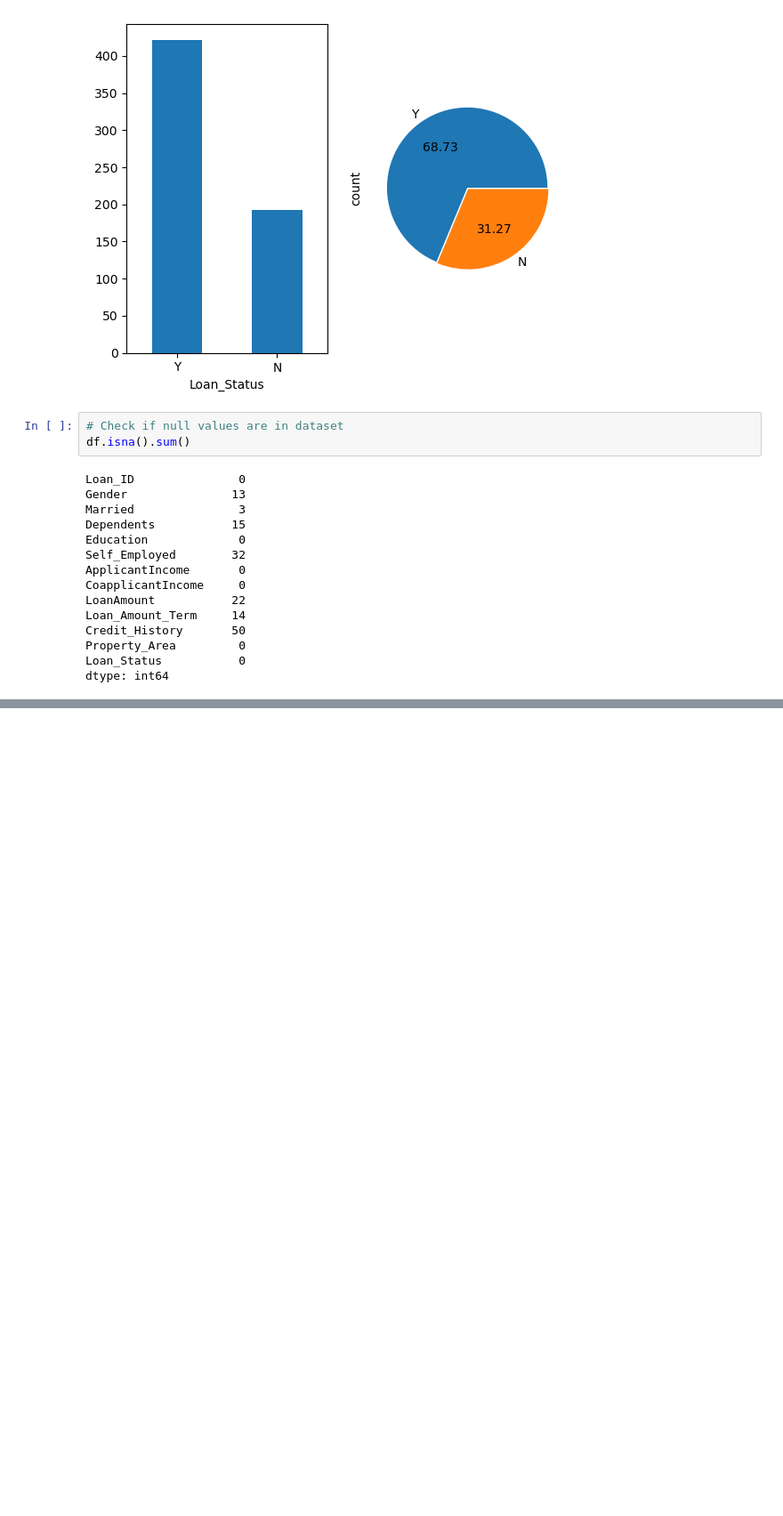
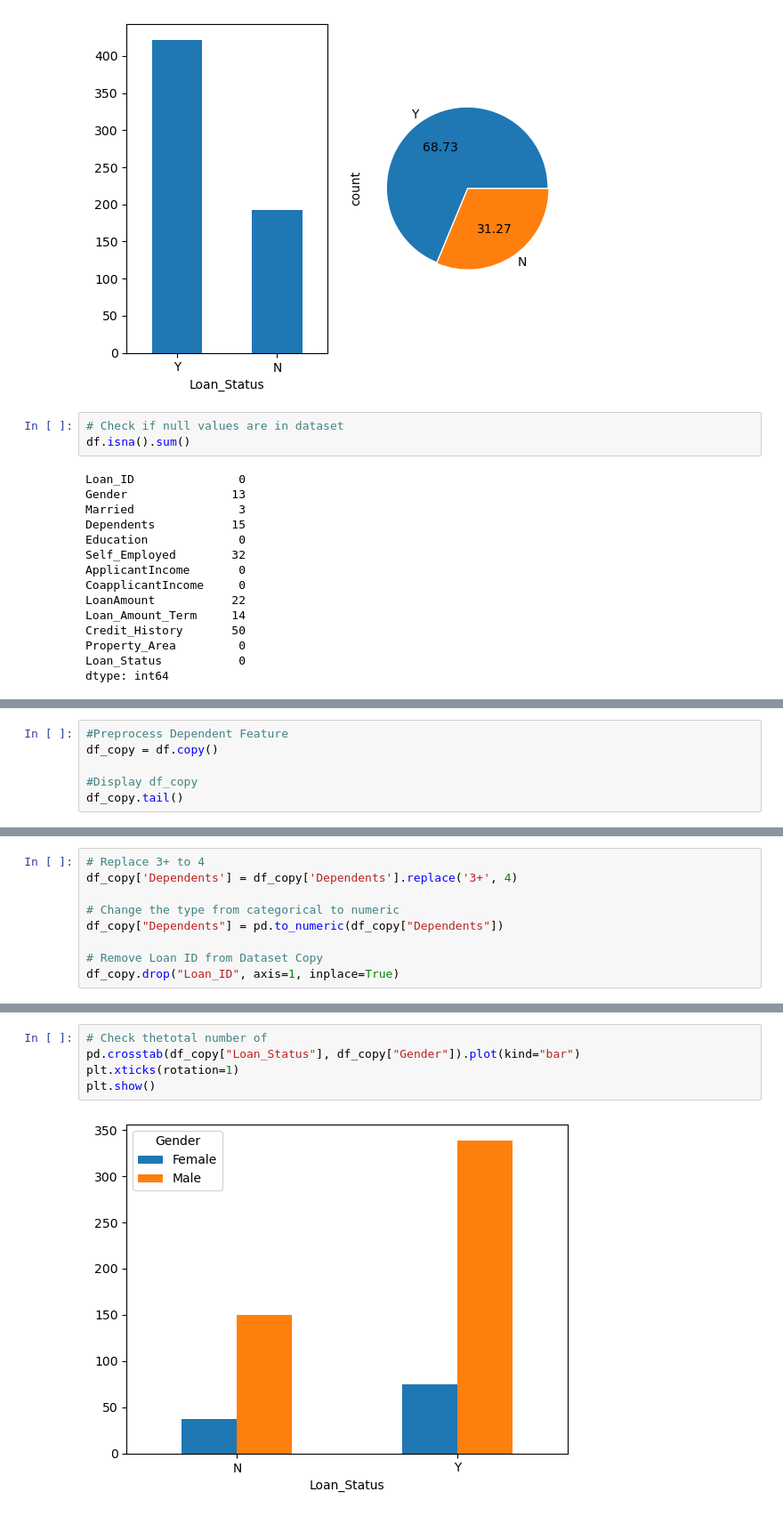
Before and after one commit to RJ-0605/loanapp, a Jupyter notebook: users/bright/notebooks/main.ipynb, the cells around one changed output, grey strips where cells are left out. Shown at 89% size. Drawn from its saved outputs; the diff is of its cells as text; blank space fills up the shorter version.

```diff
--- a/users/bright/notebooks/main.ipynb
+++ b/users/bright/notebooks/main.ipynb
@@ -174,0 +207,6 @@ sns.heatmap(df.select_dtypes(exclude=["object", "category"]).corr(), annot=True)
+# %%
+#Preprocess Dependent Feature
+df_copy = df.copy()
+
+#Display df_copy
+df_copy.tail()
@@ -174,0 +220,9 @@ sns.heatmap(df.select_dtypes(exclude=["object", "category"]).corr(), annot=True)
+# %%
+# Replace 3+ to 4
+df_copy['Dependents'] = df_copy['Dependents'].replace('3+', 4)
+
+# Change the type from categorical to numeric
+df_copy["Dependents"] = pd.to_numeric(df_copy["Dependents"])
+
+# Remove Loan ID from Dataset Copy
+df_copy.drop("Loan_ID", axis=1, inplace=True)
@@ -174,0 +302,7 @@ sns.heatmap(df.select_dtypes(exclude=["object", "category"]).corr(), annot=True)
+# %%
+# Check thetotal number of
+pd.crosstab(df_copy["Loan_Status"], df_copy["Gender"]).plot(kind="bar")
+plt.xticks(rotation=1)
+plt.show()
+# %% [output]
+[figure, added]
```
Also changed, not shown: parts of 21 cells of this notebook.
